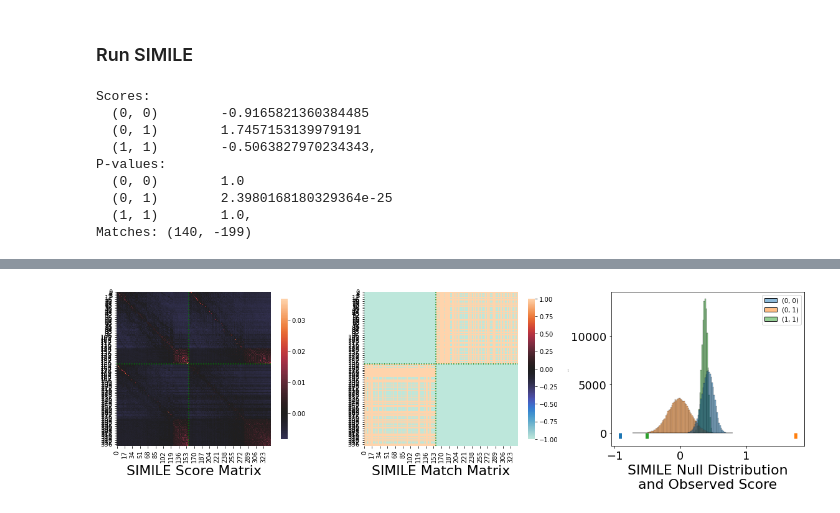
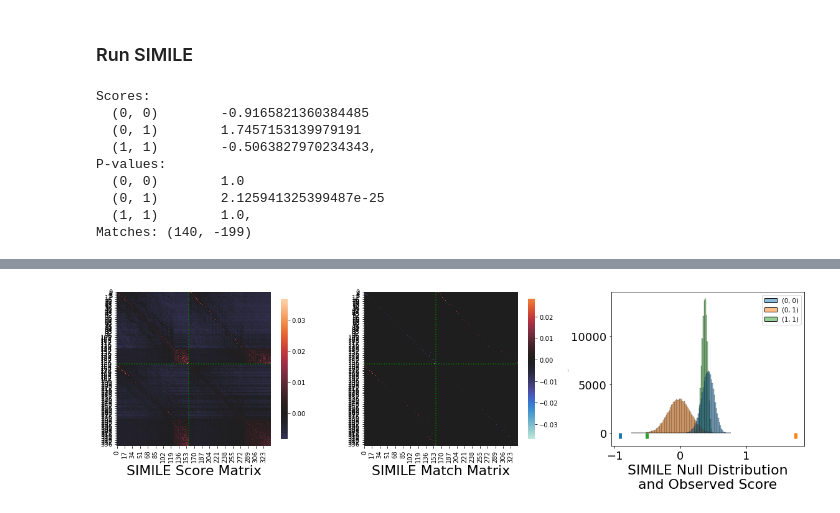
Before and after one commit to biorack/simile, a Jupyter notebook: simile-example.ipynb, the cells around one changed output, grey strips where cells are left out. Saved outputs shown, nothing was run; the diff lists cells and outputs as text; code cells hidden in the pictures.

Commit message:
fix: reverted matching ions plot in notebook

```diff
--- a/simile-example.ipynb
+++ b/simile-example.ipynb
@@ -153,7 +155,7 @@ ax[0].hlines(np.argwhere(spec_ids[:-1] != spec_ids[1:]).flatten()+1, 0, len(spec
 ax[0].set_aspect(1.0/ax[0].get_data_ratio(), adjustable='box')
 
 
-sns.heatmap(C,
+sns.heatmap(S*M.toarray()*C,
             cbar_kws={"shrink": .2},
             center=0,linewidths=0.0, rasterized=True, ax=ax[1])
 ax[1].xaxis.set_label_text('SIMILE Match Matrix', fontsize=22)
@@ -183,6 +185,6 @@ Scores:
   (1, 1)        -0.5063827970234343,
 P-values:
   (0, 0)        1.0
-  (0, 1)        2.3980168180329364e-25
+  (0, 1)        2.125941325399487e-25
   (1, 1)        1.0,
 Matches: (140, -199)
@@ -191,4 +193,4 @@ Wall time: 1.13 s
-[figure, old version]
+[figure, new version]
 # %%
 sml.matching_ions_report(S,M,C,mzs,pmzs).query('type=="pro"').sort_values('score',ascending=False).head(50)
 # %% [output]
```
Also changed, not shown: parts of 2 cells of this notebook.
